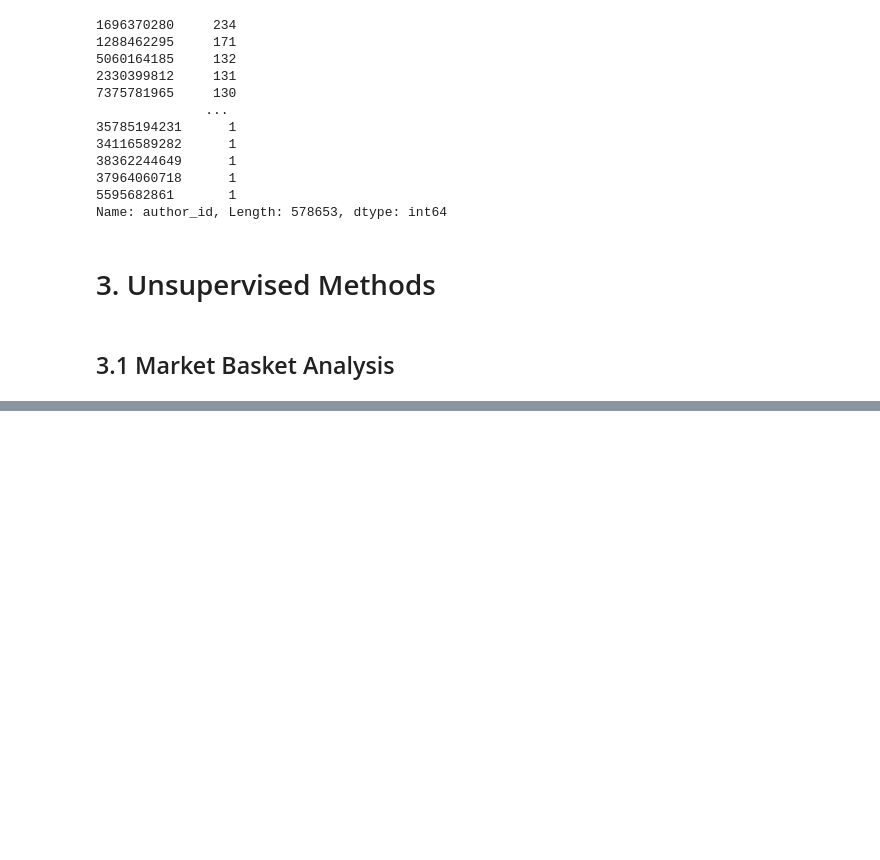
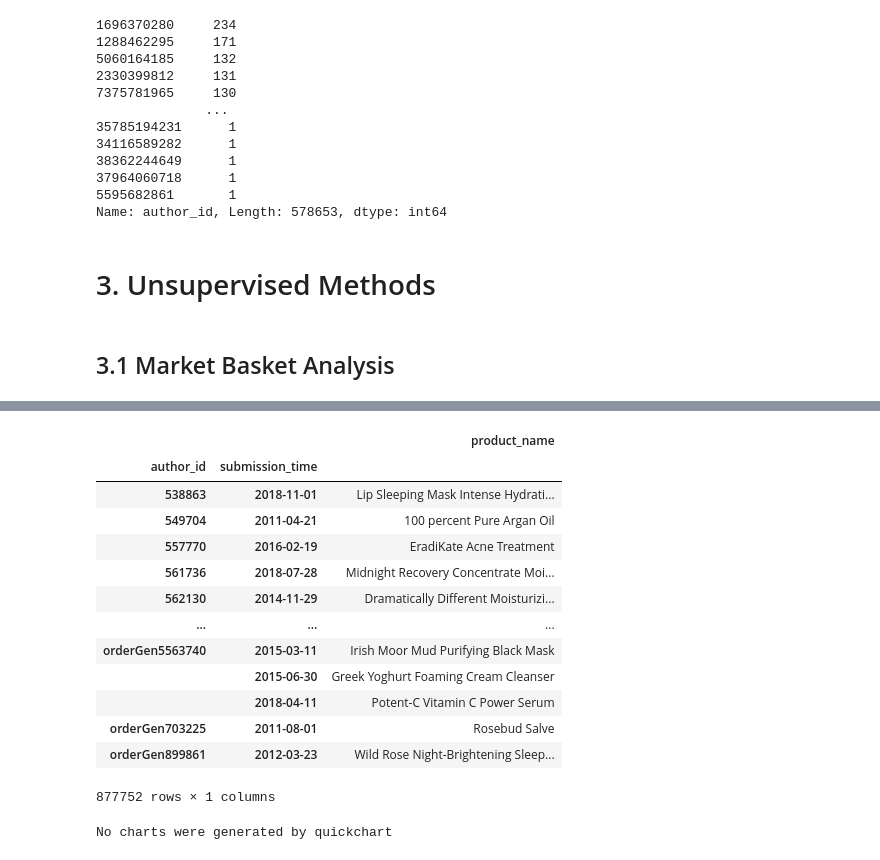
Before and after one commit to eshentong/BA820-team, a Jupyter notebook: BA820.ipynb, the cells around one changed output, grey strips where cells are left out. Saved outputs shown, nothing was run; the diff lists cells and outputs as text; code cells hidden in the pictures; blank space fills up the shorter version.

```diff
--- a/BA820.ipynb
+++ b/BA820.ipynb
@@ -307,0 +343,21 @@ Name: author_id, Length: 578653, dtype: int64
+# %%
+by_author = joined_table.groupby(['author_id', 'submission_time'])['product_name'].agg(lambda x: ', '.join(x))
+# %%
+by_author = pd.DataFrame(by_author)
+by_author
+# %% [output]
+|  |  | product_name |
+| author_id | submission_time |  |
+| 538863 | 2018-11-01 | Lip Sleeping Mask Intense Hydrati... |
+| 549704 | 2011-04-21 | 100 percent Pure Argan Oil |
+| 557770 | 2016-02-19 | EradiKate Acne Treatment |
+| 561736 | 2018-07-28 | Midnight Recovery Concentrate Moi... |
+| 562130 | 2014-11-29 | Dramatically Different Moisturizi... |
+| ... | ... | ... |
+| orderGen5563740 | 2015-03-11 | Irish Moor Mud Purifying Black Mask |
+|  | 2015-06-30 | Greek Yoghurt Foaming Cream Cleanser |
+|  | 2018-04-11 | Potent-C Vitamin C Power Serum |
+| orderGen703225 | 2011-08-01 | Rosebud Salve |
+| orderGen899861 | 2012-03-23 | Wild Rose Night-Brightening Sleep... |
+877752 rows × 1 columns
+No charts were generated by quickchart
```
Also changed, not shown: parts of 8 cells of this notebook.
